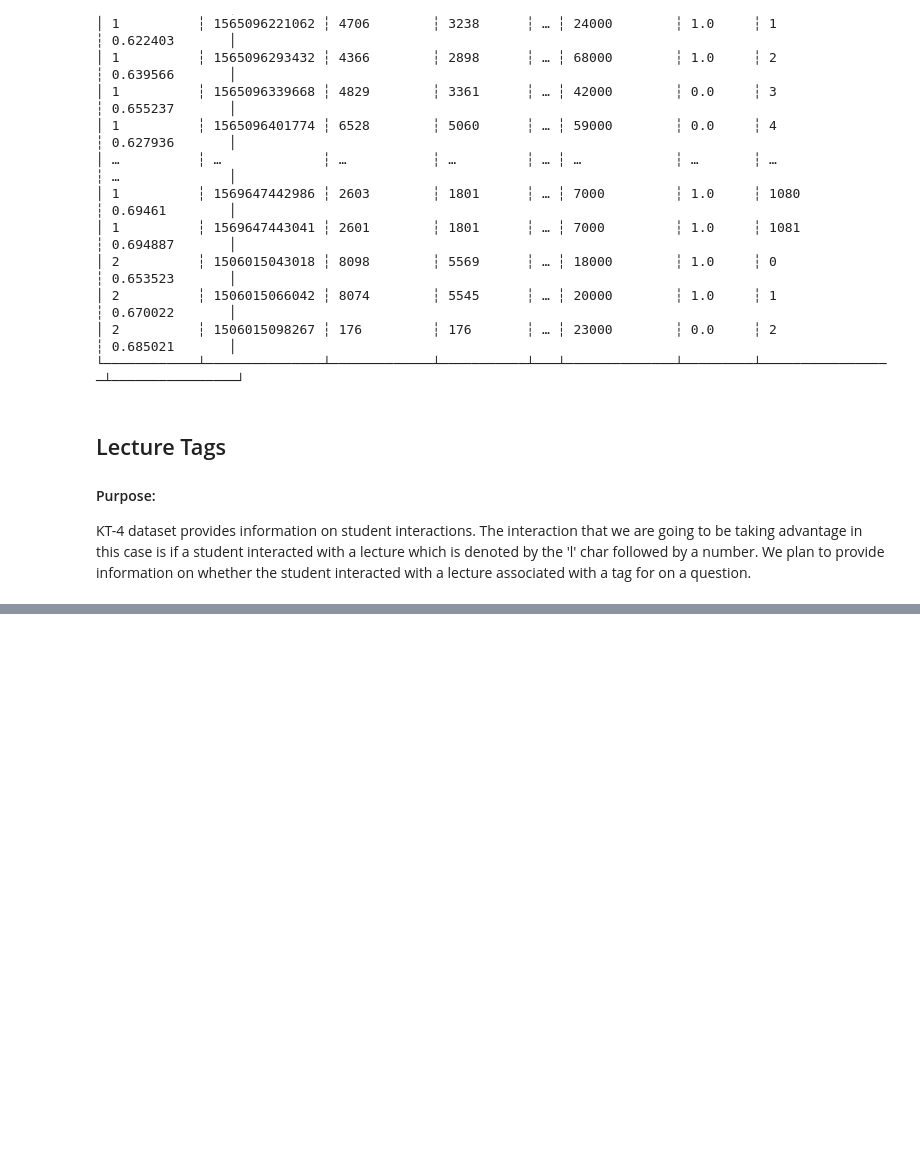
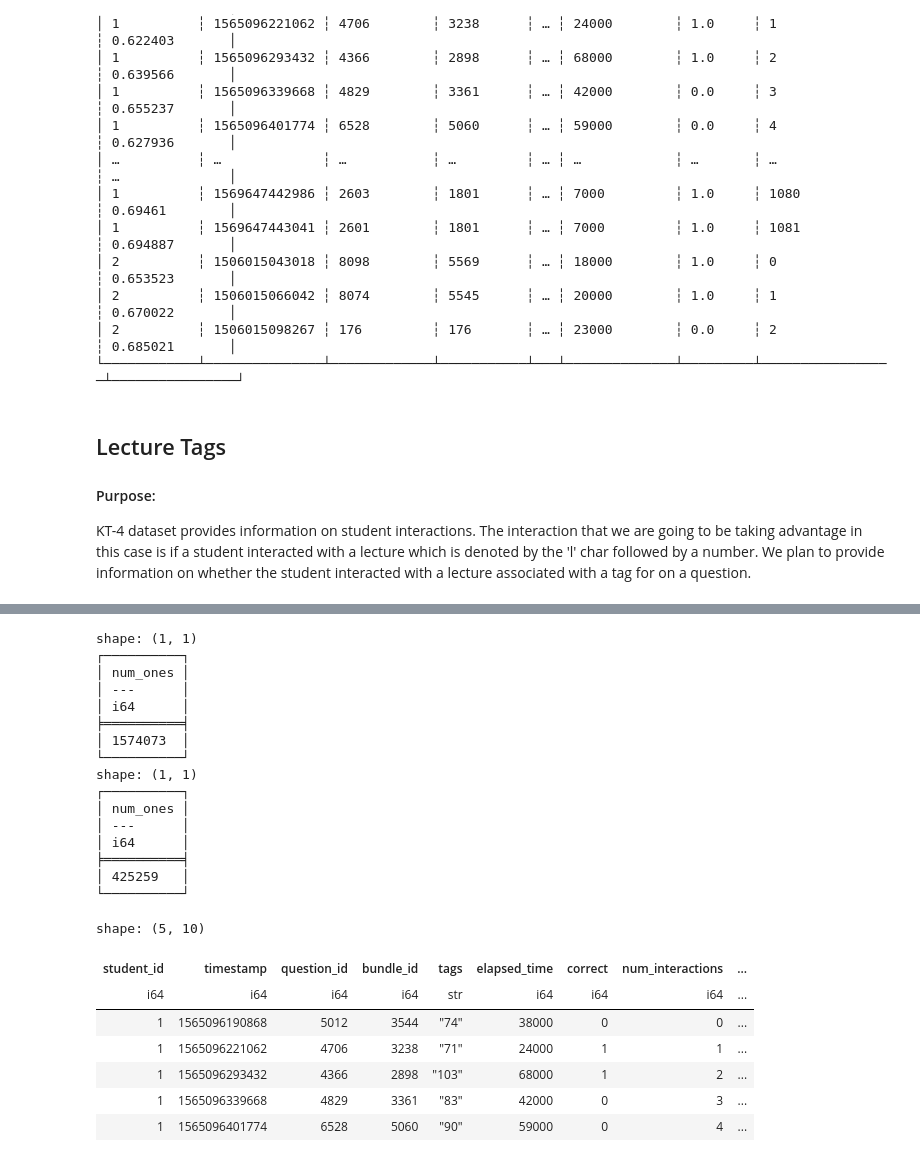
Before and after one commit to bbelandr/MachineLearningProject, a Jupyter notebook: feature_eng.ipynb, the cells around one changed output, grey strips where cells are left out. Drawn from its saved outputs; the diff is of its cells as text; code cells hidden in the pictures; blank space fills up the shorter version.

Commit message:
Added watched_lecture value

```diff
--- a/feature_eng.ipynb
+++ b/feature_eng.ipynb
@@ -421,0 +297,53 @@ train_df['watched_lecture'] = watched_lectures
+# %%
+# Sanity check to make sure watched_lecture is correctly added
+print(train_df.select(pl.col("watched_lecture").sum().alias("num_ones")))
+print(val_df.select(pl.col("watched_lecture").sum().alias("num_ones")))
+
+# Store columns temporarily so we can free memory
+temp_train_lec = train_df['watched_lecture']
+temp_val_lec = val_df['watched_lecture']
+
+# Give me my memory back please
+del train_df
+del val_df
+
+# Read in final datasets to add new features
+final_train_df = pl.read_parquet(r".\Data\final_train_data.parquet")
+final_val_df = pl.read_parquet(r".\Data\final_val_data.parquet")
+final_train_df = final_train_df.with_columns([
+    temp_train_lec.alias("watched_lecture")
+])
+final_val_df = final_val_df.with_columns([
+    temp_val_lec.alias("watched_lecture")
+])
+
+# Save updated final file
+final_train_df.write_parquet(r".\Data\final_train_data.parquet")
+final_val_df.write_parquet(r".\Data\final_val_data.parquet")
+
+final_train_df.head()
+# %% [output]
+shape: (1, 1)
+┌──────────┐
+│ num_ones │
+│ ---      │
+│ i64      │
+╞══════════╡
+│ 1574073  │
+└──────────┘
+shape: (1, 1)
+┌──────────┐
+│ num_ones │
+│ ---      │
+│ i64      │
+╞══════════╡
+│ 425259   │
+└──────────┘
+shape: (5, 10)
+| student_id | timestamp | question_id | bundle_id | tags | elapsed_time | correct | num_interactions | ... |
+| i64 | i64 | i64 | i64 | str | i64 | i64 | i64 | ... |
+| 1 | 1565096190868 | 5012 | 3544 | "74" | 38000 | 0 | 0 | ... |
+| 1 | 1565096221062 | 4706 | 3238 | "71" | 24000 | 1 | 1 | ... |
+| 1 | 1565096293432 | 4366 | 2898 | "103" | 68000 | 1 | 2 | ... |
+| 1 | 1565096339668 | 4829 | 3361 | "83" | 42000 | 0 | 3 | ... |
+| 1 | 1565096401774 | 6528 | 5060 | "90" | 59000 | 0 | 4 | ... |
```
Also changed, not shown: parts of 11 cells of this notebook.
